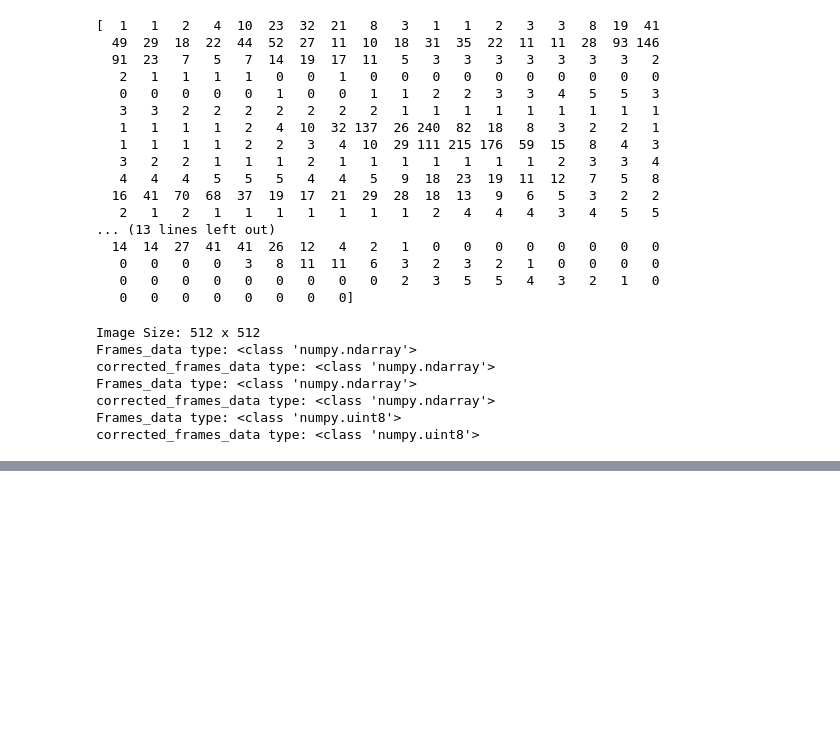
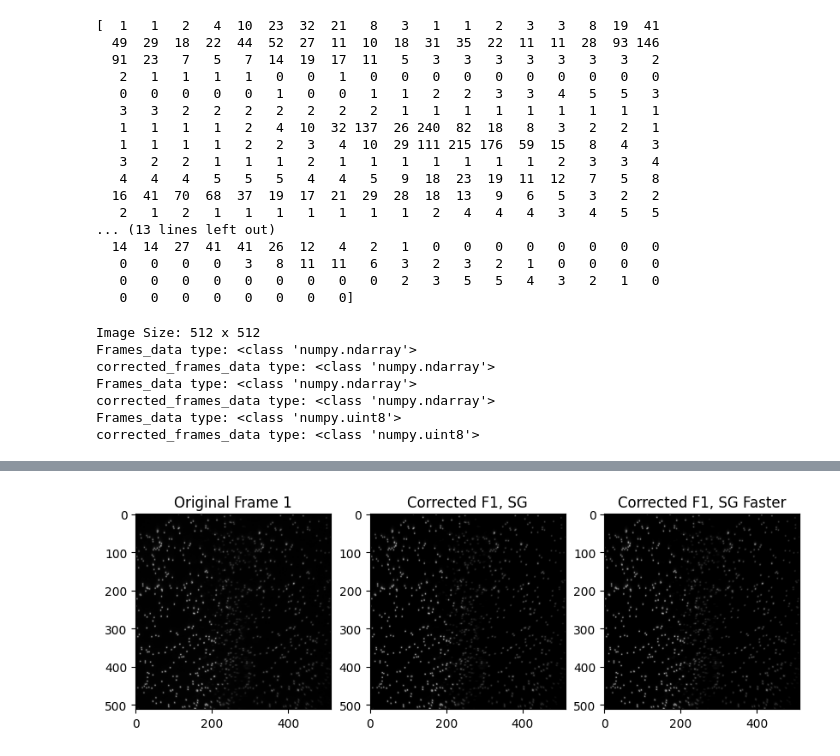
Before and after one commit to ljhason/smImaging-Exploration, a Jupyter notebook: Background Treatment/StaticGlobal.ipynb, the cells around one changed output, grey strips where cells are left out. Cells and saved outputs as stored; diff of their text form; code cells hidden in the pictures; blank space fills up the shorter version.

Commit message:
Successfully completed background removal: SG, DG

```diff
--- a/Background Treatment/StaticGlobal.ipynb
+++ b/Background Treatment/StaticGlobal.ipynb
@@ -296,7 +296,7 @@ print(f"Frames_data type: {type(Frames_data)}")
 print(f"Frames_data[0] Shape: {Frames_data[0].shape}")
 print(f"Frames_data element type: {type(Frames_data[0][0][0])}\n")
 
-corrected_frames_data = static_global_background_subtraction(file_path, image_3d, 4, y_centres_hel1, x_centres_hel1)
+corrected_frames_data = static_global_background_subtraction_slower(file_path, image_3d, 4, y_centres_hel1, x_centres_hel1)
 print(f"Corrected Frames_data type: {type(corrected_frames_data)}")
 print(f"Corrected Frames_data[0] shape: {corrected_frames_data[0].shape}")
 print(f"Corrected Frames_data element type: {type(corrected_frames_data[0][0][0])}")
@@ -398,0 +428,15 @@ corrected_frames_data type: <class 'numpy.uint8'>
+# %%
+Frames_data = read_pma(file_path)
+print(f"Frames_data type: {type(Frames_data)}")
+print(f"Frames_data[0] Shape: {Frames_data[0].shape}")
+print(f"Frames_data element type: {type(Frames_data[0][0][0])}\n")
+
+corrected_frames_data = static_global_background_subtraction_slower(file_path, image_3d, 4, y_centres_hel1, x_centres_hel1)
+print(f"Corrected Frames_data type: {type(corrected_frames_data)}")
+print(f"Corrected Frames_data[0] shape: {corrected_frames_data[0].shape}")
+print(f"Corrected Frames_data element type: {type(corrected_frames_data[0][0][0])}")
+
+corrected_frames_data_faster = static_global_background_subtraction_faster(file_path, image_3d, 4, y_centres_hel1, x_centres_hel1)
+print(f"Corrected Frames_data type: {type(corrected_frames_data_faster)}")
+print(f"Corrected Frames_data[0] shape: {corrected_frames_data_faster[0].shape}")
+print(f"Corrected Frames_data element type: {type(corrected_frames_data_faster[0][0][0])}")
@@ -398,0 +472,10 @@ corrected_frames_data type: <class 'numpy.uint8'>
+# %%
+Frames_data = read_pma(file_path)
+print(f"Frames_data type: {type(Frames_data[0])}")
+print(f"corrected_frames_data type: {type(corrected_frames_data[0])}")
+print(f"corrected_frames_data_faster type: {type(corrected_frames_data_faster[0])}\n")
+print(f"Frames_data type: {type(Frames_data[0][0])}")
+print(f"corrected_frames_data type: {type(corrected_frames_data[0][0])}")
+print(f"corrected_frames_data_faster type: {type(corrected_frames_data_faster[0][0])}\n")
+print(f"Frames_data type: {type(Frames_data[0][0][0])}")
+print(f"corrected_frames_data type: {type(corrected_frames_data[0][0][0])}")
@@ -398,0 +494,14 @@ corrected_frames_data type: <class 'numpy.uint8'>
+# %%
+fig, ax = plt.subplots(1, 3, figsize=(10, 5))
+ax[0].imshow(Frames_data[0], cmap='gray')
+ax[0].set_title('Original Frame 1')
+
+ax[1].imshow(corrected_frames_data[0], cmap='gray')
+ax[1].set_title('Corrected F1, SG')
+
+ax[2].imshow(corrected_frames_data_faster[0], cmap='gray')
+ax[2].set_title('Corrected F1, SG Faster')
+
+plt.show()
+# %% [output]
+[figure, added]
```
Also changed, not shown: parts of 5 cells of this notebook, 6 other files.
